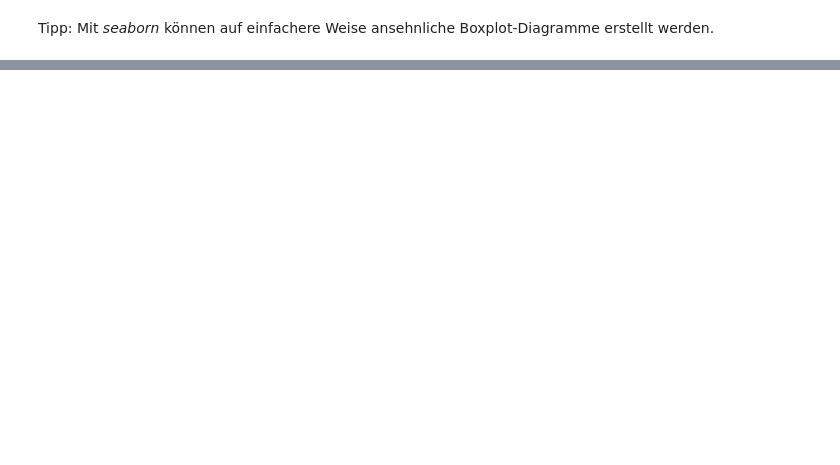
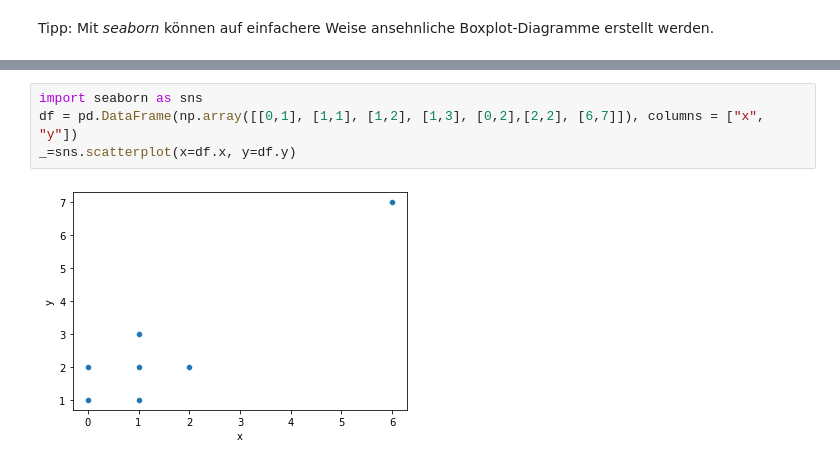
Before and after one commit to troescherw/jupyter_python, a Jupyter notebook: Ausreisser_Boxplot.ipynb, the cells around one changed output, grey strips where cells are left out. Saved outputs shown, nothing was run; the diff lists cells and outputs as text; blank space fills up the shorter version.

```diff
--- a/Ausreisser_Boxplot.ipynb
+++ b/Ausreisser_Boxplot.ipynb
@@ -47,0 +110,6 @@ _=sns.boxplot(x=cars.cyl, y=cars.mpg, data=cars).set_title("Verbrauch in Milen p
+# %%
+import seaborn as sns
+df = pd.DataFrame(np.array([[0,1], [1,1], [1,2], [1,3], [0,2],[2,2], [6,7]]), columns = ["x", "y"])
+_=sns.scatterplot(x=df.x, y=df.y)
+# %% [output]
+[figure, added]
```
Also changed, not shown: parts of 12 cells of this notebook, 2 other files.
